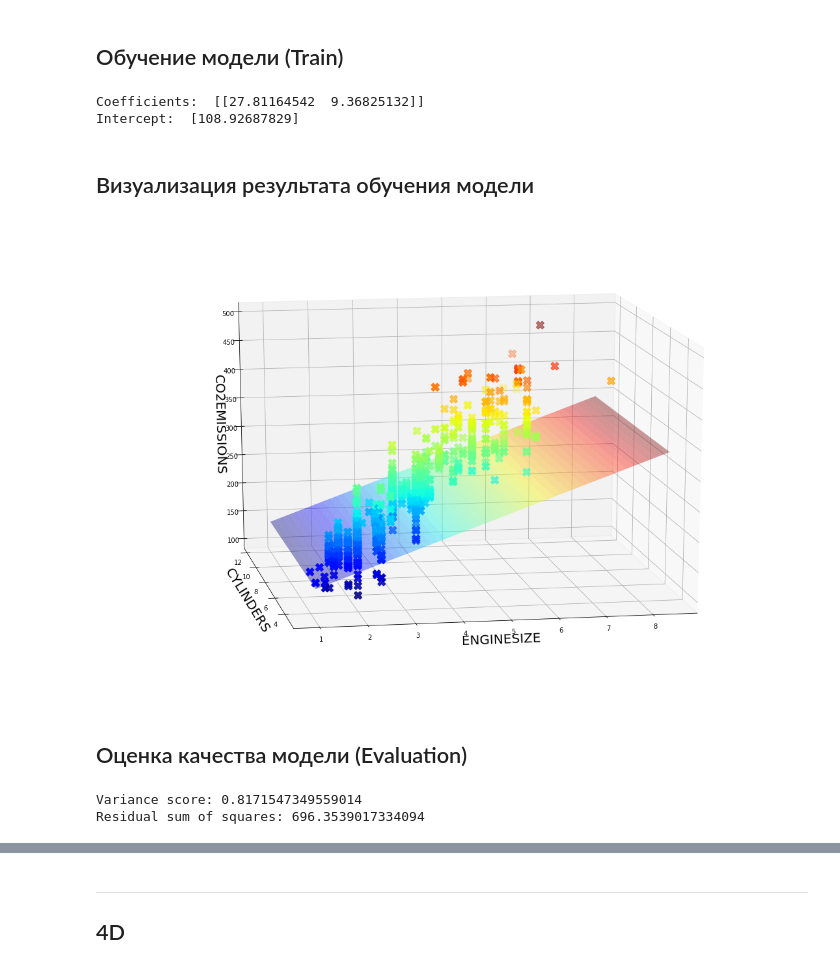
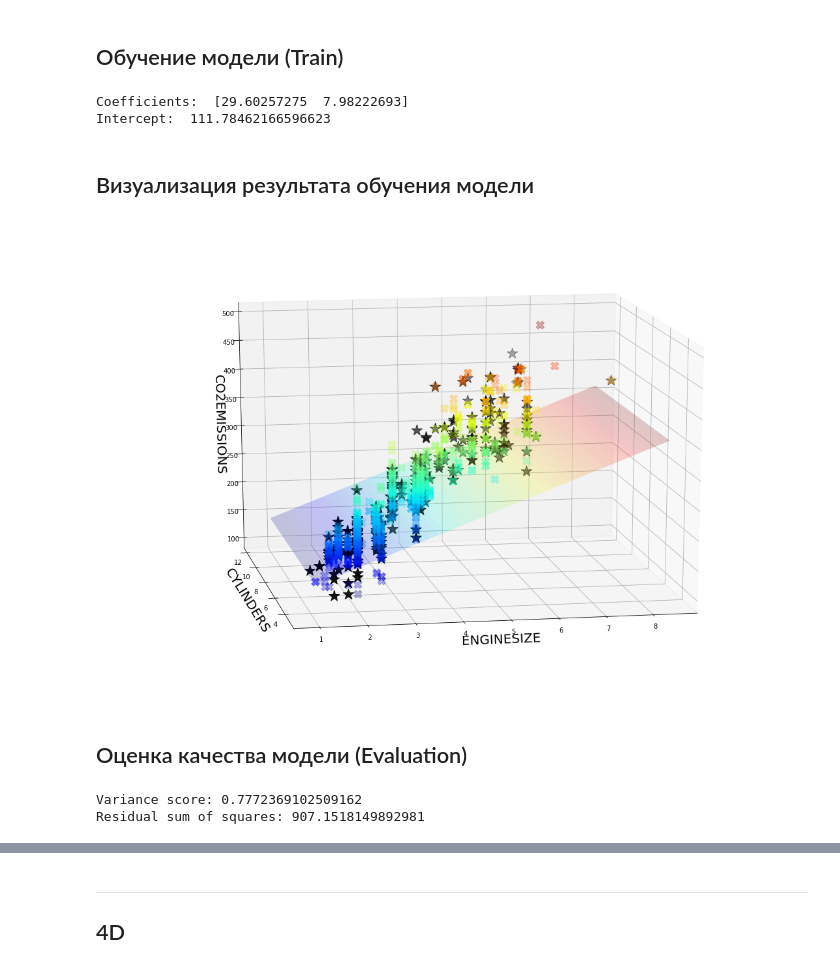
Before and after one commit to ryndovaira-org/data_science_lectures, a Jupyter notebook: 3_2_modeling_ml/3_1_1_regression/lectures/4_regression_multiple.ipynb, the cells around one changed output, grey strips where cells are left out. Saved outputs shown, nothing was run; the diff lists cells and outputs as text; code cells hidden in the pictures.

```diff
--- a/3_2_modeling_ml/3_1_1_regression/lectures/4_regression_multiple.ipynb
+++ b/3_2_modeling_ml/3_1_1_regression/lectures/4_regression_multiple.ipynb
@@ -40,8 +41,6 @@ import pandas as pd
 import numpy as np
 
 %matplotlib inline
-# %%
-plt.rcParams["figure.figsize"]=10,10
 # %% [markdown]
 ## Анализ данных
 
@@ -180,3 +211,12 @@ test = short_df[~msk]
+# %%
+# разделить независимую и зависимую переменные / train и test
+
+from sklearn.model_selection import train_test_split
+
+Y = df['CO2EMISSIONS'].copy()
+X = df[['ENGINESIZE', 'CYLINDERS']].copy()
+#X = df.drop(['CO2EMISSIONS', 'MAKE', 'MODEL', 'VEHICLECLASS', 'TRANSMISSION', 'FUELTYPE'], axis=1)
+X_train, X_test, y_train, y_test = train_test_split(X, Y, test_size=0.33, random_state=42)
 # %%
 # импортировать из пакета с моделями модель линейной регрессии
 from sklearn import linear_model
@@ -184,13 +224,6 @@ from sklearn import linear_model
 # создать объект линейной регрессии
 multiple_regr = linear_model.LinearRegression()
 
-# выбрать даннные для обучения / предсказания
-columns = ['ENGINESIZE','CYLINDERS']
-
-# разделить независимую и зависимую переменные
-X_train = np.asanyarray(train[columns])
-y_train = np.asanyarray(train[['CO2EMISSIONS']])
-
 # обучить модель
 multiple_regr.fit(X_train, y_train)
 
@@ -198,56 +231,67 @@ multiple_regr.fit(X_train, y_train)
 print('Coefficients: ', multiple_regr.coef_)
 print('Intercept: ', multiple_regr.intercept_)
 # %% [output]
-Coefficients:  [[27.81164542  9.36825132]]
-Intercept:  [108.92687829]
+Coefficients:  [29.60257275  7.98222693]
+Intercept:  111.78462166596623
 # %% [markdown]
 ## Визуализация результата обучения модели
 # %%
 from mpl_toolkits import mplot3d
 from mpl_toolkits.mplot3d import Axes3D
 # Creating figure
 fig = plt.figure(figsize = (15, 10))
 
 # ax = plt.axes(projection ="3d")
 ax = Axes3D(fig, azim=-100, elev=15)
 
 # Creating plot
-ax.scatter3D(train.ENGINESIZE,
-             train.CYLINDERS,
-             train.CO2EMISSIONS,
-             c = train.CO2EMISSIONS,
+
+ax.scatter3D(X_test.ENGINESIZE,
+             X_test.CYLINDERS,
+             y_test,
+             marker='*',
+             color='black',
+             s=300,
+            facecolor='black')
+
+ax.scatter3D(X_train.ENGINESIZE,
+             X_train.CYLINDERS,
+             y_train,
+             c = y_train,
              marker='X',
              cmap='jet',    # https://matplotlib.org/3.2.1/tutorials/colors/colormaps.html
              s=150,
-            facecolor='black')
+             alpha=0.3
+            )
+
+
+
 ax.set_xlabel('ENGINESIZE', fontsize=20)
 ax.set_ylabel('CYLINDERS', fontsize=20)
 ax.set_zlabel('CO2EMISSIONS', fontsize=20)
 
-xspan = np.linspace(train.ENGINESIZE.min(), train.ENGINESIZE.max())
-yspan = np.linspace(train.CYLINDERS.min(), train.CYLINDERS.max())
+xspan = np.linspace(X_train.ENGINESIZE.min(), X_train.ENGINESIZE.max())
+yspan = np.linspace(X_train.CYLINDERS.min(), X_train.CYLINDERS.max())
 xspan, yspan = np.meshgrid(xspan, yspan)
 
-Z = multiple_regr.intercept_[0] + multiple_regr.coef_[0][0] * xspan
-+ multiple_regr.coef_[0][1] * yspan
+Z = multiple_regr.intercept_ + multiple_regr.coef_[0] * xspan
++ multiple_regr.coef_[1] * yspan
 
-surf = ax.plot_surface(xspan, yspan, Z, cmap='jet', alpha=0.4, linewidth=0)
+surf = ax.plot_surface(xspan, yspan, Z, cmap='jet', alpha=0.2, linewidth=0)
 # %% [output]
-[figure, old version]
+[figure, new version]
 # %% [markdown]
 ## Оценка качества модели (Evaluation)
 # %%
 # использовать обученную модель для предсказания на test выборке
-y_predicted = multiple_regr.predict(test[columns])
-X_test = np.asanyarray(test[columns])
-y_test = np.asanyarray(test[['CO2EMISSIONS']])
+y_predicted = multiple_regr.predict(X_test)
 
 # вывести результаты предсказания
 print(f'Variance score: {multiple_regr.score(X_test, y_test)}')    # Coefficient of determination R^2 of the prediction
 print(f"Residual sum of squares: {np.mean((y_predicted - y_test) ** 2)}")    # MSE
 # %% [output]
-Variance score: 0.8171547349559014
-Residual sum of squares: 696.3539017334094
+Variance score: 0.7772369102509162
+Residual sum of squares: 907.1518149892981
 # %%
 from sklearn.metrics import r2_score
 
```
Also changed, not shown: parts of 19 cells of this notebook.
